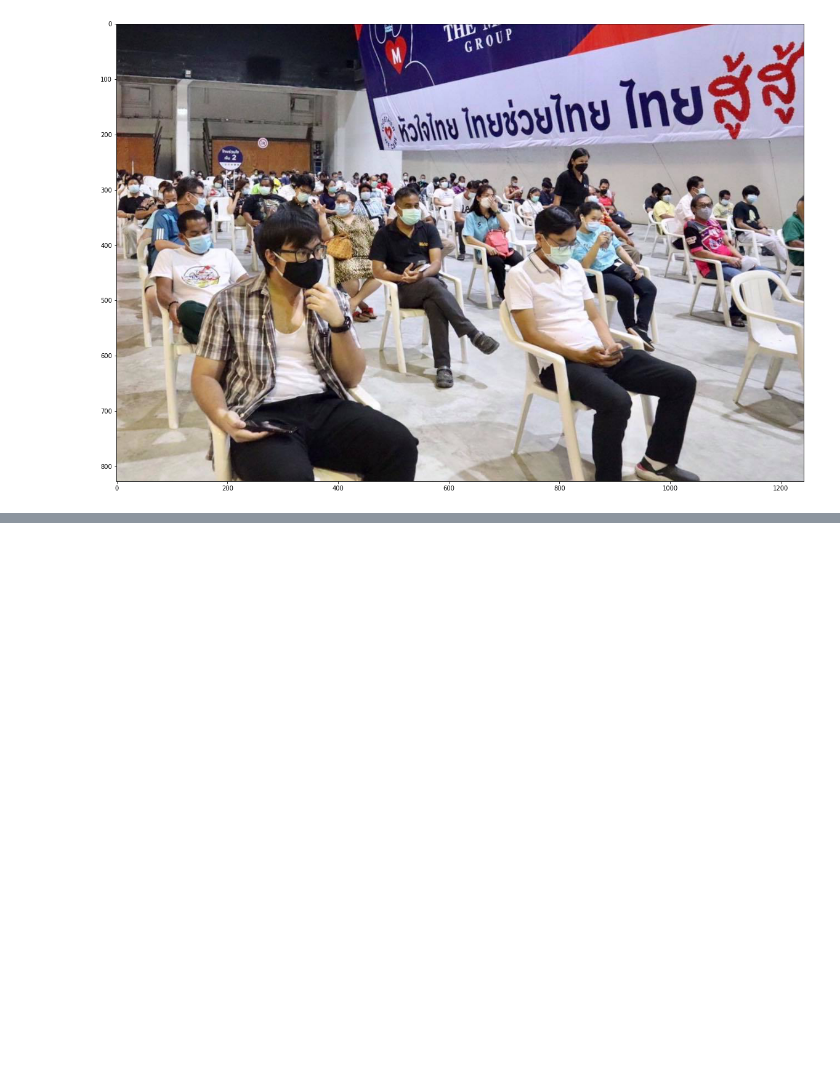
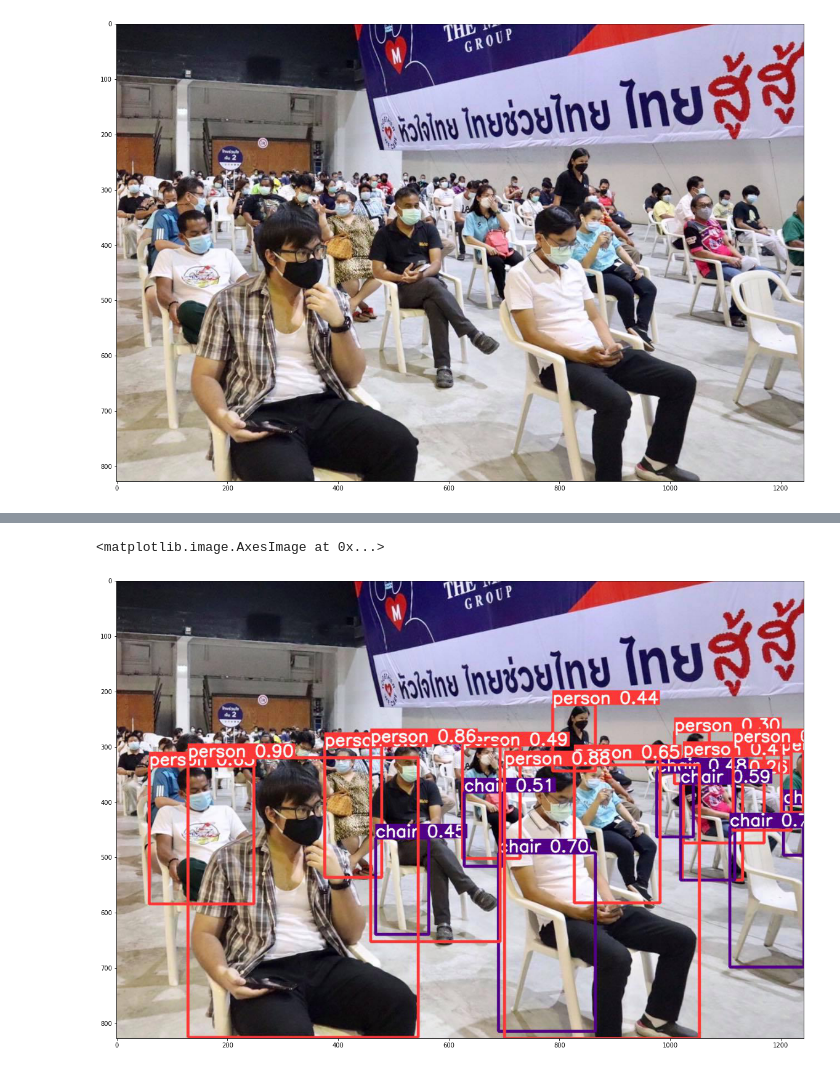
Before and after one commit to Tuchsanai/152-478-Introduction-to-Deep-Learning-for-Artificial-Intelligence-Engineering, a Jupyter notebook: 05_Image_Video_OpenCV/05_yolov5_inference/yolov5_simple.ipynb, the cells around one changed output, grey strips where cells are left out. Cells and saved outputs as stored; diff of their text form; code cells hidden in the pictures; blank space fills up the shorter version.

```diff
--- a/05_Image_Video_OpenCV/05_yolov5_inference/yolov5_simple.ipynb
+++ b/05_Image_Video_OpenCV/05_yolov5_inference/yolov5_simple.ipynb
@@ -58 +54,8 @@ Speed: 28.3ms pre-process, 396.8ms inference, 15.0ms NMS per image at shape (1,
 Saved 1 image to results
+# %%
+plt.figure(figsize=(20,20))
+
+plt.imshow(io.imread("/content/results/image0.jpg"))
+# %% [output]
+<matplotlib.image.AxesImage at 0x...>
+[figure, added]
```
Also changed, not shown: parts of 6 cells of this notebook.
